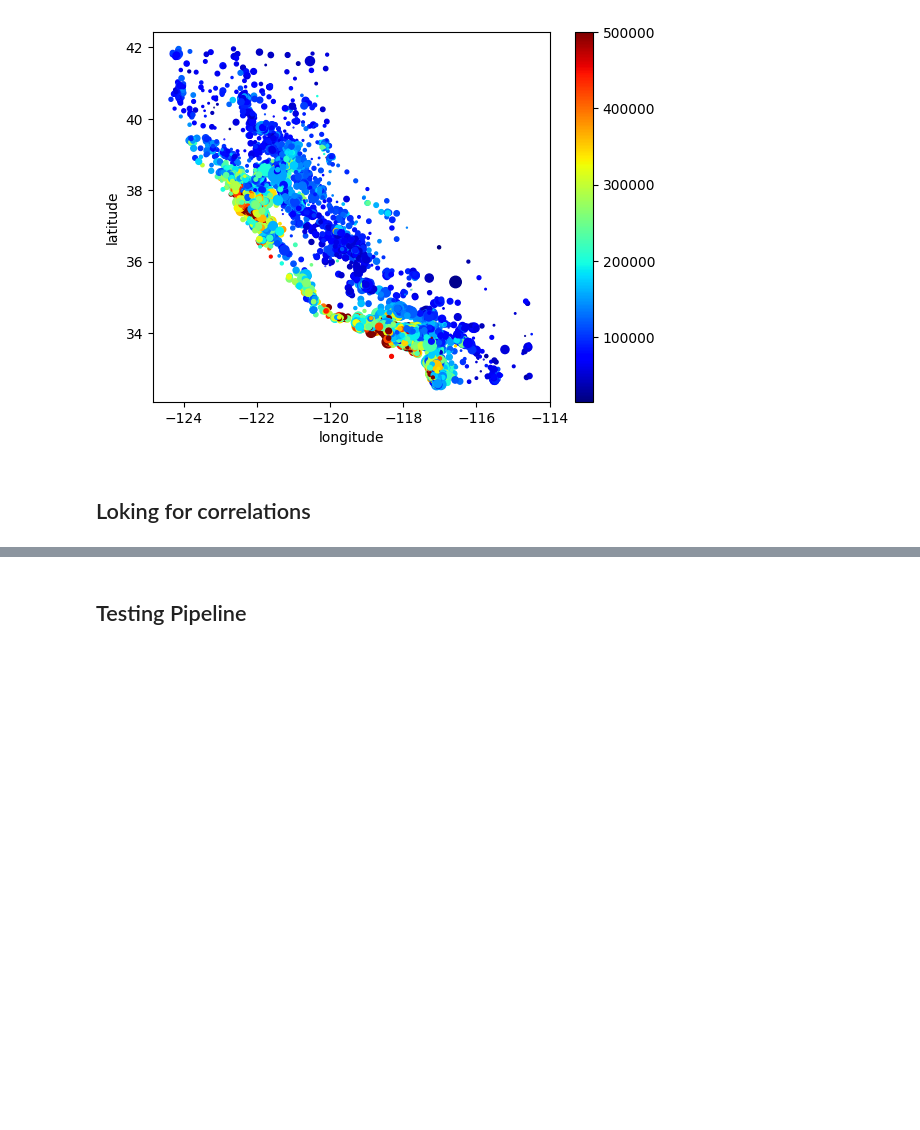
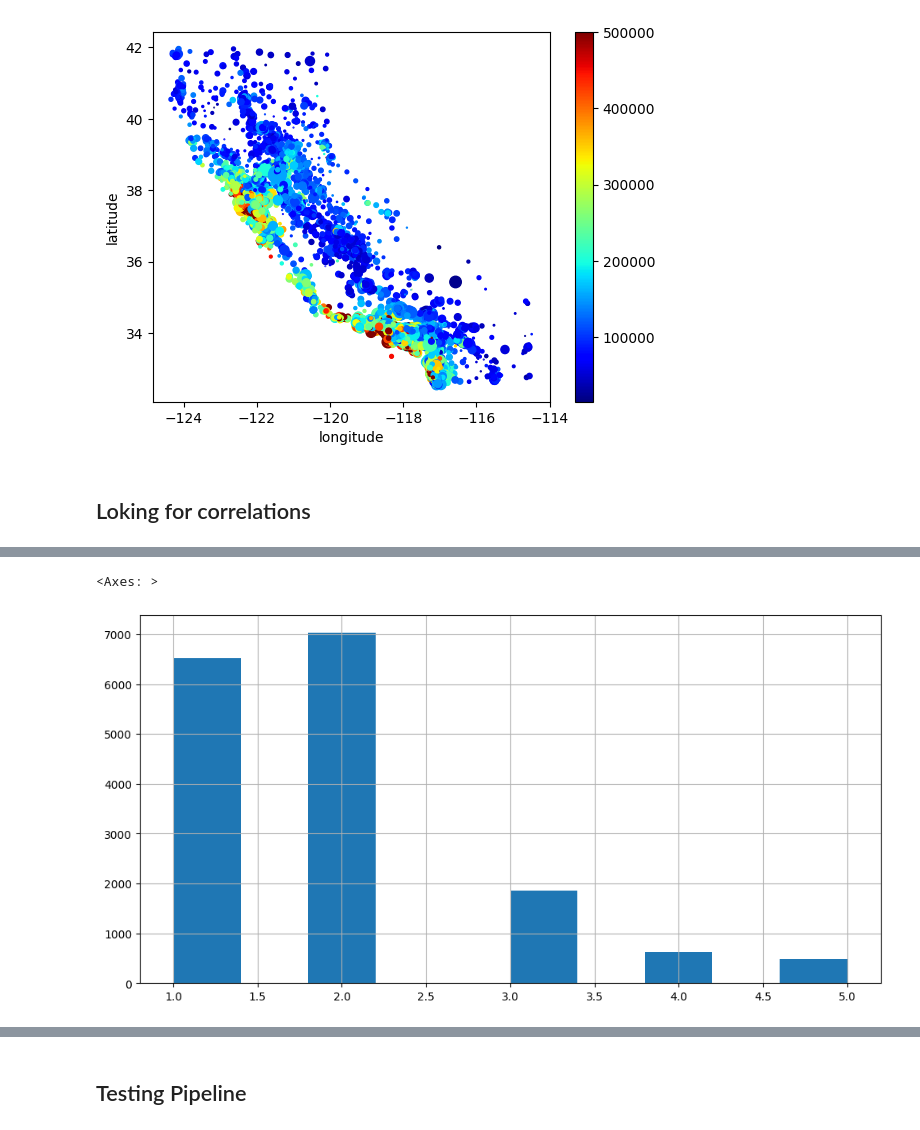
Before and after one commit to asrevo-applied-ml/basic-ml, a Jupyter notebook: e2e_ml.ipynb, the cells around one changed output, grey strips where cells are left out. Cells and saved outputs as stored; diff of their text form; code cells hidden in the pictures; blank space fills up the shorter version.

```diff
--- a/e2e_ml.ipynb
+++ b/e2e_ml.ipynb
@@ -146 +162,6 @@ KeyError: "['median_house_value'] not in index"
+# %%
+pd.cut(strat_train_ds["population"],bins=[0,1000,2000,3000,4000,np.inf],labels=[1,2,3,4,5]).hist(figsize=(12,6))
+# %% [output]
+<Axes: >
+[figure, added]
 # %%
```
Also changed, not shown: parts of 14 cells of this notebook.
